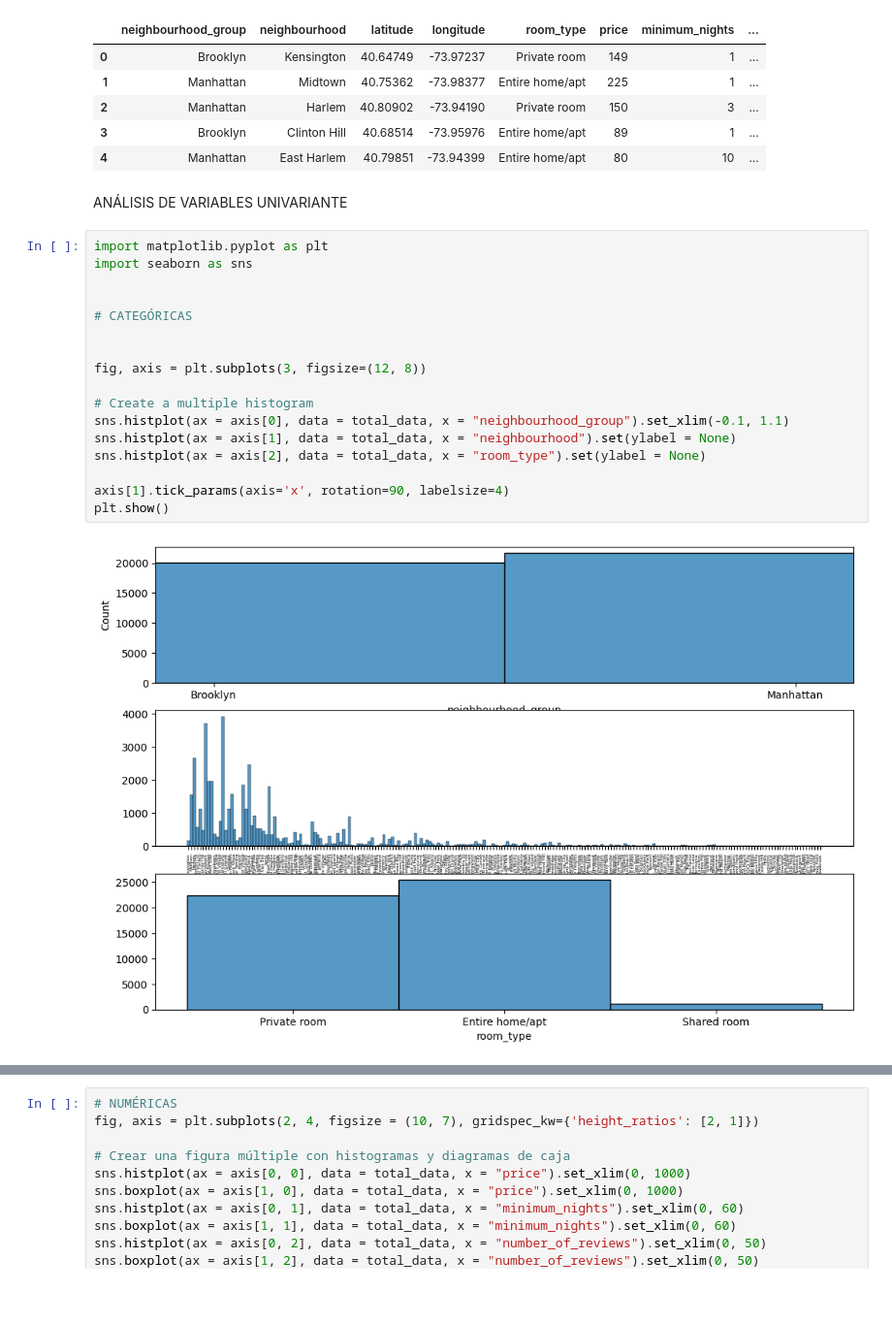
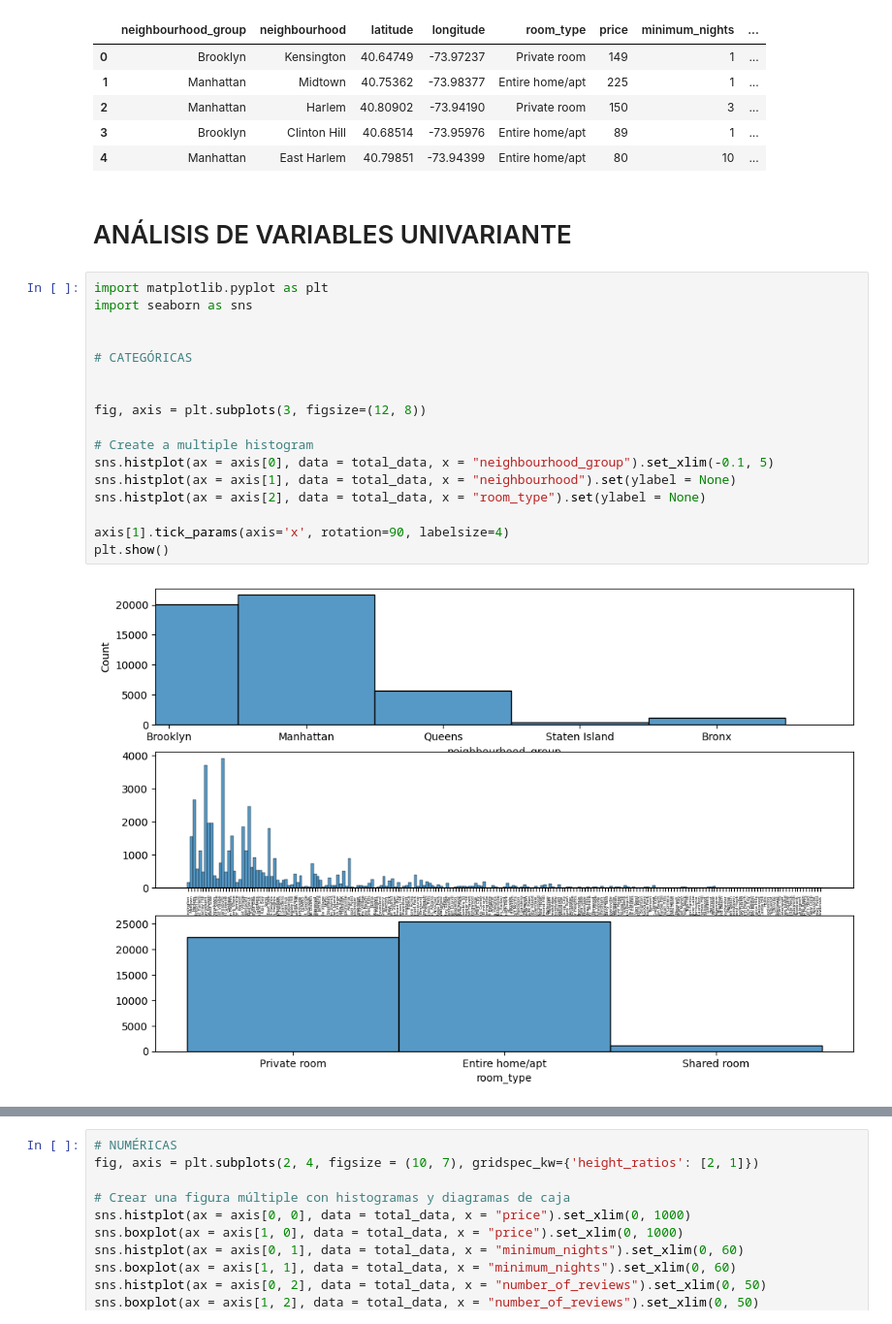
Before and after one commit to 4GeeksAcademy/ginappedrosa-machine-learning-python-template, a Jupyter notebook: src/explore.ipynb, the cells around one changed output, grey strips where cells are left out. Shown at 97% size. Cells and saved outputs as stored; diff of their text form; blank space fills up the shorter version.

```diff
--- a/src/explore.ipynb
+++ b/src/explore.ipynb
@@ -61,23 +61,23 @@ total_data.head()
 | 3 | Brooklyn | Clinton Hill | 40.68514 | -73.95976 | Entire home/apt | 89 | 1 | ... |
 | 4 | Manhattan | East Harlem | 40.79851 | -73.94399 | Entire home/apt | 80 | 10 | ... |
 # %% [markdown]
-ANÁLISIS DE VARIABLES UNIVARIANTE
+# ANÁLISIS DE VARIABLES UNIVARIANTE
 # %%
 import matplotlib.pyplot as plt
 import seaborn as sns
 
 
 # CATEGÓRICAS
 
 
 fig, axis = plt.subplots(3, figsize=(12, 8))
 
 # Create a multiple histogram
-sns.histplot(ax = axis[0], data = total_data, x = "neighbourhood_group").set_xlim(-0.1, 1.1)
+sns.histplot(ax = axis[0], data = total_data, x = "neighbourhood_group").set_xlim(-0.1, 5)
 sns.histplot(ax = axis[1], data = total_data, x = "neighbourhood").set(ylabel = None)
 sns.histplot(ax = axis[2], data = total_data, x = "room_type").set(ylabel = None)
 
 axis[1].tick_params(axis='x', rotation=90, labelsize=4)
 plt.show()
 # %% [output]
-[figure, old version]
+[figure, new version]
```
Also changed, not shown: parts of 13 cells of this notebook, 15 other files.
